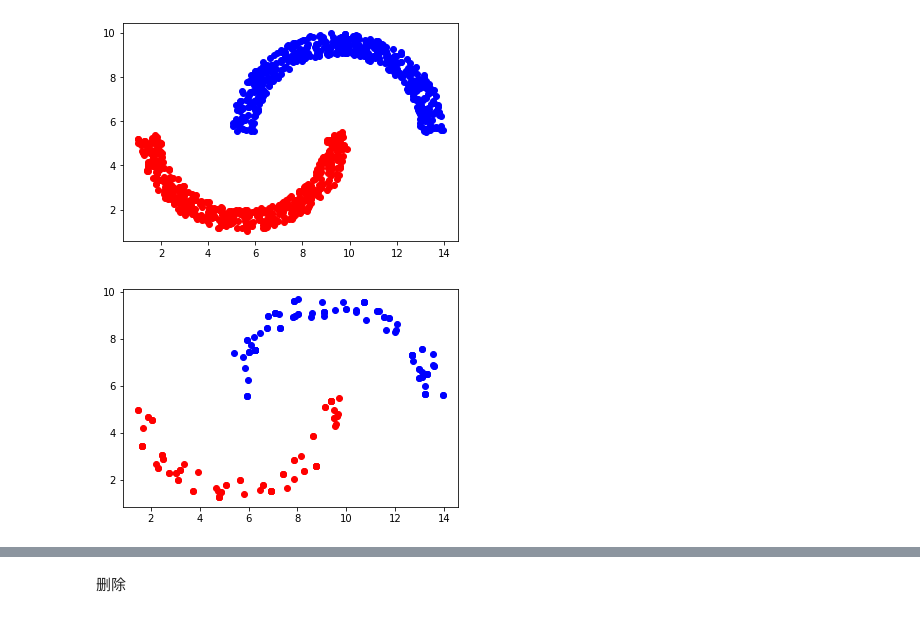
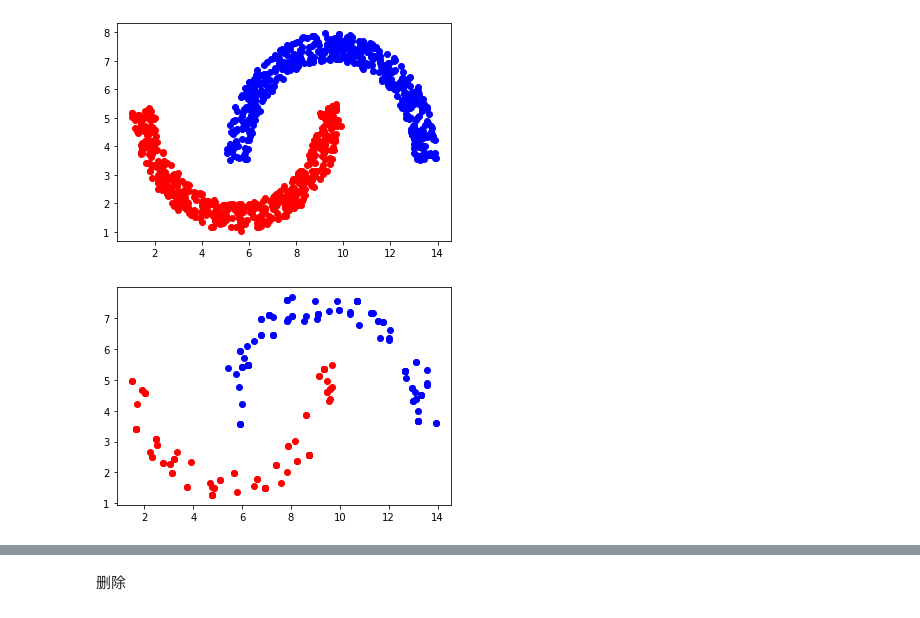
Before and after one commit to JingYu0266/ML-algorithm-implementation, a Jupyter notebook: LMS、ML、MAP/MAP.ipynb, the cells around one changed output, grey strips where cells are left out. Saved outputs shown, nothing was run; the diff lists cells and outputs as text; code cells hidden in the pictures.

```diff
--- a/LMS、ML、MAP/MAP.ipynb
+++ b/LMS、ML、MAP/MAP.ipynb
@@ -12,21 +12,21 @@ import JY_Toolkit
 # %%
 JY_Toolkit.Jy_makeDataset.random_state(5228)
 
-X,y = JY_Toolkit.Jy_makeDataset.draw_HalfMoon(n_sample=1000,ver_distance=0,slope=0)
+X,y = JY_Toolkit.Jy_makeDataset.draw_HalfMoon(n_sample=1000,ver_distance=-2,slope=0)
 
 fig = plt.figure(num = 'X')
 plot_1 = fig.add_subplot(111)
 # X
 p_point_x1 = [ X[i,0] for i in range(len(X)) if y[i] == 1]
 p_point_x2 = [ X[i,1] for i in range(len(X)) if y[i] == 1]
 n_point_x1 = [ X[i,0] for i in range(len(X)) if y[i] == -1]
 n_point_x2 = [ X[i,1] for i in range(len(X)) if y[i] == -1]
 
 plot_1.scatter(p_point_x1,p_point_x2,color = 'blue')
 plot_1.scatter(n_point_x1,n_point_x2,color = 'red')
 plt.show()
 # %% [output]
-[figure, old version]
+[figure, new version]
 # %%
 X_train,X_valid,y_train,y_valid = JY_Toolkit.Jy_dataSetProcess.Jy_train_test_split(X,y)
 
@@ -41,4 +41,4 @@ plot_1.scatter(p_point_x1,p_point_x2,color = 'blue')
 plot_1.scatter(n_point_x1,n_point_x2,color = 'red')
 plt.show()
 # %% [output]
-[figure, old version]
+[figure, new version]
```
Also changed, not shown: parts of 4 cells of this notebook, 4 other files.
